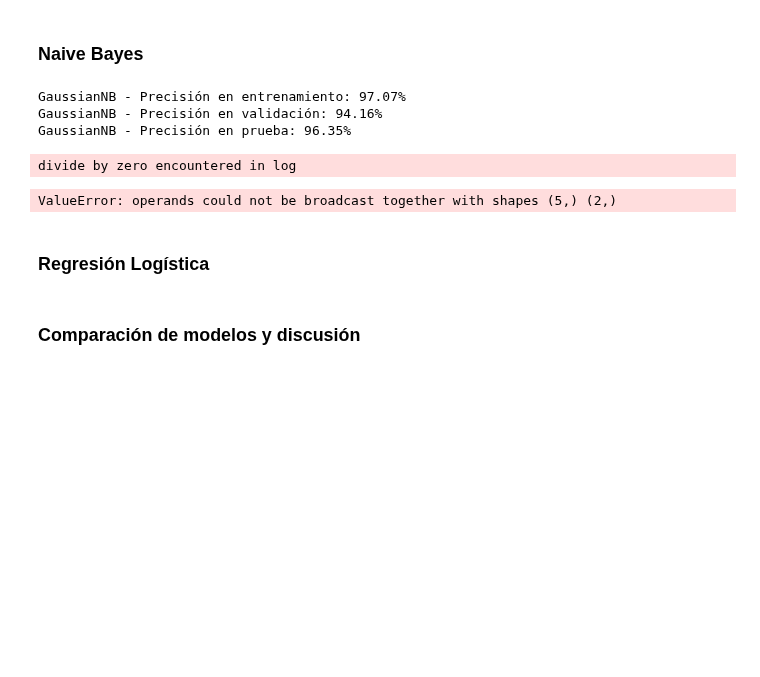
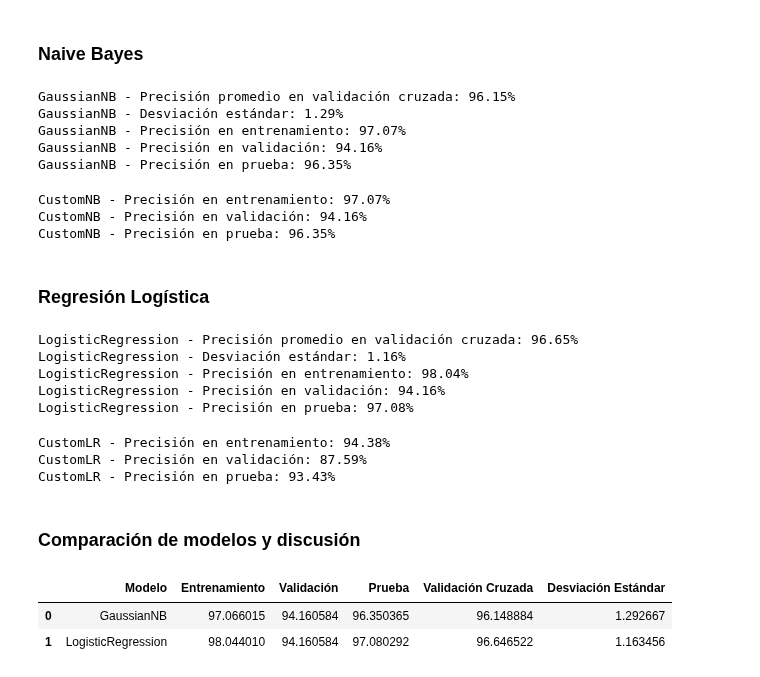
Before and after one commit to roicort/PCIC, a Jupyter notebook: ML/T2/4-Comparacion.ipynb, the cells around one changed output. Drawn from its saved outputs; the diff is of its cells as text; code cells hidden in the pictures; blank space fills up the shorter version.

```diff
--- a/ML/T2/4-Comparacion.ipynb
+++ b/ML/T2/4-Comparacion.ipynb
@@ -209,7 +216,8 @@ data.columns = ["clump_thickness", "uniformity_of_cell_size", "uniformity_of_cel
 data.dropna(inplace=True)
 # %%
 X = data.iloc[:, :-1]
-y = data.iloc[:, -1]
+y = data.iloc[:, -1].astype(int)
+y = np.where(y == 2, 0, 1)
 
 # Dividir el conjunto de datos en entrenamiento (60%) y temporal (40%)
 X_train, X_temp, y_train, y_temp = train_test_split(X, y, test_size=0.4, random_state=0)
@@ -231,6 +239,9 @@ X_train.head()
 # %%
 # Entrenar clasificadores bayesianos ingenuos
 gnb = GaussianNB()
+
+cv = RepeatedStratifiedKFold(n_splits=5, n_repeats=10, random_state=0)
+gnb_scores = cross_val_score(gnb, X, y, cv=cv, scoring='accuracy')
 
 gnb.fit(X_train, y_train)
 
@@ -243,10 +254,14 @@ train_accuracy_gnb = accuracy_score(y_train, y_train_pred_gnb) * 100
 val_accuracy_gnb = accuracy_score(y_val, y_val_pred_gnb) * 100
 test_accuracy_gnb = accuracy_score(y_test, y_test_pred_gnb) * 100
 
+print(f"GaussianNB - Precisión promedio en validación cruzada: {gnb_scores.mean() * 100:.2f}%")
+print(f"GaussianNB - Desviación estándar: {gnb_scores.std() * 100:.2f}%")
 print(f"GaussianNB - Precisión en entrenamiento: {train_accuracy_gnb:.2f}%")
 print(f"GaussianNB - Precisión en validación: {val_accuracy_gnb:.2f}%")
 print(f"GaussianNB - Precisión en prueba: {test_accuracy_gnb:.2f}%")
 # %% [output]
+GaussianNB - Precisión promedio en validación cruzada: 96.15%
+GaussianNB - Desviación estándar: 1.29%
 GaussianNB - Precisión en entrenamiento: 97.07%
 GaussianNB - Precisión en validación: 94.16%
 GaussianNB - Precisión en prueba: 96.35%
@@ -256,7 +271,8 @@ GaussianNB - Precisión en prueba: 96.35%
 from CustomNB import GaussianNaiveBayes
 
 cnb = GaussianNaiveBayes()
-cnb.fit(X_train.to_numpy(), y_train.to_numpy())
+
+cnb.fit(X_train.to_numpy(), y_train, method='MAP')
 
 # Predecir y reportar el porcentaje de predicciones correctas en entrenamiento y validación
 y_train_pred_cnb = cnb.predict(X_train.to_numpy())
@@ -271,14 +287,18 @@ print(f"CustomNB - Precisión en entrenamiento: {train_accuracy_cnb:.2f}%")
 print(f"CustomNB - Precisión en validación: {val_accuracy_cnb:.2f}%")
 print(f"CustomNB - Precisión en prueba: {test_accuracy_cnb:.2f}%")
 # %% [output]
-divide by zero encountered in log
+CustomNB - Precisión en entrenamiento: 97.07%
+CustomNB - Precisión en validación: 94.16%
+CustomNB - Precisión en prueba: 96.35%
-ValueError: operands could not be broadcast together with shapes (5,) (2,)
 # %% [markdown]
 ### Regresión Logística
 # %%
 # Entrenar clasificador de Regresión Logística
 
 lrc = LogisticRegression(max_iter=1000)
+
+cv = RepeatedStratifiedKFold(n_splits=5, n_repeats=10, random_state=0)
+lrc_scores = cross_val_score(lrc, X, y, cv=cv, scoring='accuracy')
 
 lrc.fit(X_train, y_train)
 
@@ -291,14 +311,22 @@ train_accuracy_lrc = accuracy_score(y_train, y_train_pred_lrc) * 100
 val_accuracy_lrc = accuracy_score(y_val, y_val_pred_lrc) * 100
 test_accuracy_lrc = accuracy_score(y_test, y_test_pred_lrc) * 100
 
+print(f"LogisticRegression - Precisión promedio en validación cruzada: {lrc_scores.mean() * 100:.2f}%")
+print(f"LogisticRegression - Desviación estándar: {lrc_scores.std() * 100:.2f}%")
 print(f"LogisticRegression - Precisión en entrenamiento: {train_accuracy_lrc:.2f}%")
 print(f"LogisticRegression - Precisión en validación: {val_accuracy_lrc:.2f}%")
 print(f"LogisticRegression - Precisión en prueba: {test_accuracy_lrc:.2f}%")
+# %% [output]
+LogisticRegression - Precisión promedio en validación cruzada: 96.65%
+LogisticRegression - Desviación estándar: 1.16%
+LogisticRegression - Precisión en entrenamiento: 98.04%
+LogisticRegression - Precisión en validación: 94.16%
+LogisticRegression - Precisión en prueba: 97.08%
 # %%
 from CustomLR import BinaryLogisticRegression
 
 clrc = BinaryLogisticRegression()
-clrc.fit(X_train.to_numpy(), y_train.to_numpy())
+clrc.fit(X_train.to_numpy(), y_train)
 
 # Predecir y reportar el porcentaje de predicciones correctas en entrenamiento y validación
 y_train_pred_clrc = clrc.predict(X_train.to_numpy())
@@ -312,16 +340,26 @@ test_accuracy_clrc = accuracy_score(y_test, y_test_pred_clrc) * 100
 print(f"CustomLR - Precisión en entrenamiento: {train_accuracy_clrc:.2f}%")
 print(f"CustomLR - Precisión en validación: {val_accuracy_clrc:.2f}%")
 print(f"CustomLR - Precisión en prueba: {test_accuracy_clrc:.2f}%")
+# %% [output]
+CustomLR - Precisión en entrenamiento: 94.38%
+CustomLR - Precisión en validación: 87.59%
+CustomLR - Precisión en prueba: 93.43%
 # %% [markdown]
 ### Comparación de modelos y discusión
 # %%
 # Crear un DataFrame con las precisiones de los modelos
 comparison_df = pd.DataFrame({
     'Modelo': ['GaussianNB', 'LogisticRegression'],
     'Entrenamiento': [train_accuracy_gnb, train_accuracy_lrc],
     'Validación': [val_accuracy_gnb, val_accuracy_lrc],
-    'Prueba': [test_accuracy_gnb, test_accuracy_lrc]
+    'Prueba': [test_accuracy_gnb, test_accuracy_lrc],
+    'Validación Cruzada': [gnb_scores.mean() * 100, lrc_scores.mean() * 100],
+    'Desviación Estándar': [gnb_scores.std() * 100, lrc_scores.std() * 100]
 })
 
 # Mostrar la tabla de comparación
 comparison_df
+# %% [output]
+|  | Modelo | Entrenamiento | Validación | Prueba | Validación Cruzada | Desviación Estándar |
+| 0 | GaussianNB | 97.066015 | 94.160584 | 96.350365 | 96.148884 | 1.292667 |
+| 1 | LogisticRegression | 98.044010 | 94.160584 | 97.080292 | 96.646522 | 1.163456 |
```
Also changed, not shown: parts of 6 cells of this notebook, 2 other files.
